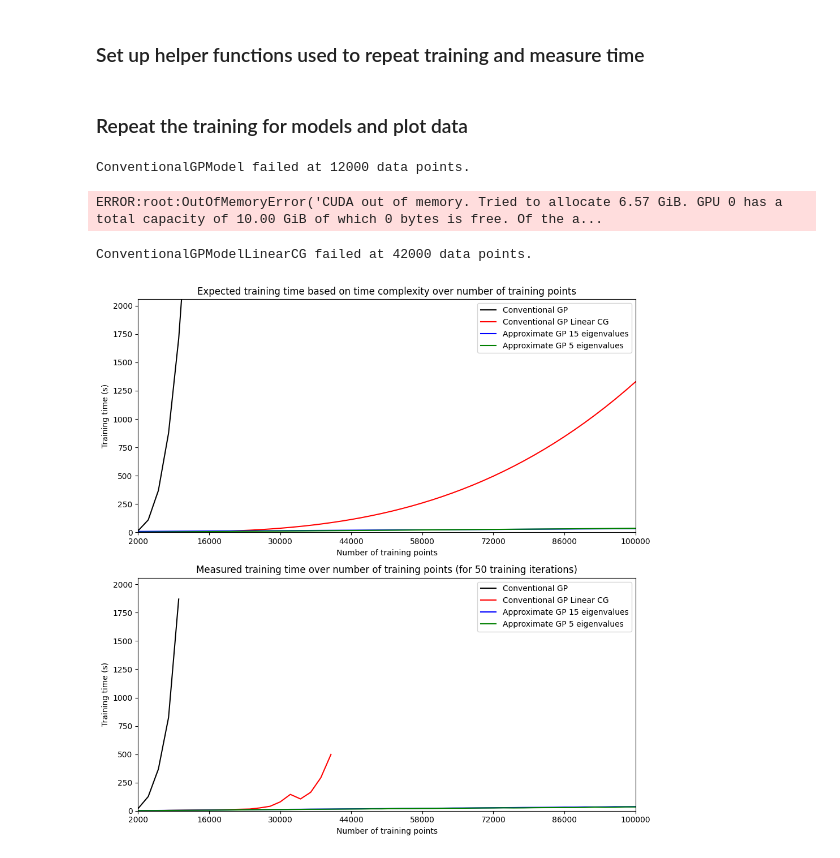
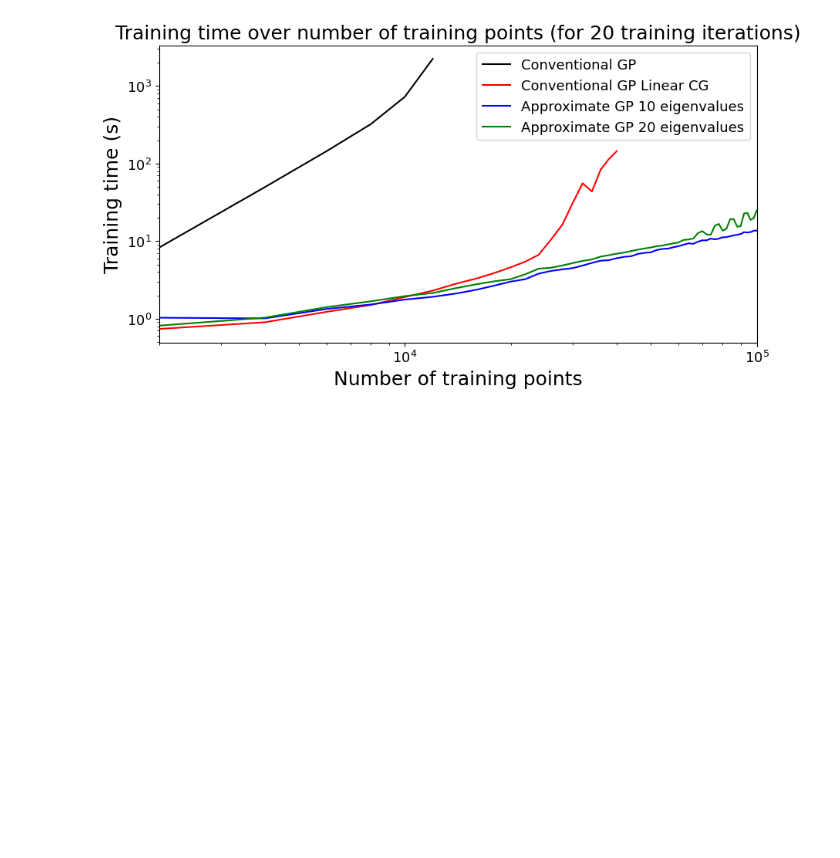
Before and after one commit to Cef0PT/famgpytorch, a Jupyter notebook: playground/multi_output_time_over_number_of_training_points.ipynb, the cells around one changed output. Drawn from its saved outputs; the diff is of its cells as text; code cells hidden in the pictures; blank space fills up the shorter version.

```diff
--- a/playground/multi_output_time_over_number_of_training_points.ipynb
+++ b/playground/multi_output_time_over_number_of_training_points.ipynb
@@ -93,2 +27,0 @@ class ApproxGPModel5(gpytorch.models.ExactGP):
-# %% [markdown]
-### Set up helper functions used to repeat training and measure time
@@ -199,86 +28,48 @@ def repeat_train(model_types, training_sample_nbs, truncate_file=False):
-# %% [markdown]
-### Repeat the training for models and plot data
-# %%
-sample_nbs = np.arange(2000, 100001, 2000)
-repeat_train([ConventionalGPModel, ConventionalGPModelLinearCG, ApproxGPModel15, ApproxGPModel5], sample_nbs, truncate_file=True)
-# %% [output]
-ConventionalGPModel failed at 12000 data points.
-ERROR:root:OutOfMemoryError('CUDA out of memory. Tried to allocate 6.57 GiB. GPU 0 has a total capacity of 10.00 GiB of which 0 bytes is free. Of the a...
-ConventionalGPModelLinearCG failed at 42000 data points.
 # %%
-with open(DATA_PATH, "r", encoding="utf-8") as f:
+with open(DATA_FILE_PATH, "r", encoding="utf-8") as f:
     line_count = len(f.readlines()) - 1
     f.seek(0)
     headers = f.readline()  # discard headers
 
     sample_nbs = np.empty(line_count, dtype=int)
     train_t = np.empty((len(headers.split(",")[1:])//2, line_count), dtype=float)
     train_l = np.empty((len(headers.split(",")[1:])//2, line_count), dtype=float)
     col = 0
     while line := f.readline():
         data = line.split(',')
         sample_nbs[col] = data[0]
 
         for row, v in enumerate(data[1:]):
             if row % 2 == 0:
                 train_t[row // 2, col] = v
             else:
                 train_l[row // 2, col] = v
 
         col += 1
 
 # plot results
-f, (ax1, ax2) = plt.subplots(2, 1, figsize=(10, 10))
+f = plt.figure(figsize=(10, 5))
 
 x_min, x_max = np.nanmin(sample_nbs), np.nanmax(sample_nbs)
-y_max = np.nanmax(train_t)
-
-# compute expected runtimes
-expected_train_t = np.expand_dims(sample_nbs.astype(float), axis=0).repeat(train_t.shape[0], axis=0)
-expected_train_t[0] = sample_nbs ** 3
-expected_train_t[0] = expected_train_t[0] * train_t[0,2] / expected_train_t[0,2]
-
-expected_train_t[1] = sample_nbs ** 3
-expected_train_t[1] = expected_train_t[1] * train_t[1,10] / expected_train_t[1,10]
-
-expected_train_t[2] = (15 * 2) ** 3 + sample_nbs
-expected_train_t[2] = expected_train_t[2] * train_t[2,24] / expected_train_t[2,24]
-
-expected_train_t[3] = (5 * 2) ** 3 + sample_nbs
-expected_train_t[3] = expected_train_t[3] * train_t[3,24] / expected_train_t[3,24]
-
-ax1.set_title("Expected training time based on time complexity over number of training points")
-ax1.set_xlabel("Number of training points")
-ax1.set_ylabel("Training time (s)")
-
-ax1.plot(sample_nbs, expected_train_t[0], 'k')
-ax1.plot(sample_nbs, expected_train_t[1], 'r')
-ax1.plot(sample_nbs, expected_train_t[2], 'b')
-ax1.plot(sample_nbs, expected_train_t[3], 'g')
-
-ax1.set_ylim(0, y_max + y_max / 10)
-ax1.set_xlim(x_min, x_max)
-ax1.set_xticks(np.arange(x_min, x_max + 1, 14000))
-ax1.legend(["Conventional GP", "Conventional GP Linear CG", "Approximate GP 15 eigenvalues", "Approximate GP 5 eigenvalues"])
 
 # plot training time
-ax2.set_title("Measured training time over number of training points (for 50 training iterations)")
-ax2.set_xlabel("Number of training points")
-ax2.set_ylabel("Training time (s)")
+plt.title("Training time over number of training points (for 20 training iterations)")
+plt.xlabel("Number of training points")
+plt.ylabel("Training time (s)")
 
-ax2.plot(sample_nbs, train_t[0], 'k')
-ax2.plot(sample_nbs, train_t[1], 'r')
-ax2.plot(sample_nbs, train_t[2], 'b')
-ax2.plot(sample_nbs, train_t[3], 'g')
+plt.plot(sample_nbs, train_t[0], 'k')
+plt.loglog(sample_nbs, train_t[1], 'r')
+plt.loglog(sample_nbs, train_t[2], 'b')
+plt.loglog(sample_nbs, train_t[3], 'g')
 
-ax2.set_ylim(0, y_max + y_max / 10)
-ax2.set_xlim(x_min, x_max)
-ax2.set_xticks(np.arange(x_min, x_max + 1, 14000))
-ax2.legend(["Conventional GP", "Conventional GP Linear CG", "Approximate GP 15 eigenvalues", "Approximate GP 5 eigenvalues"])
+plt.xlim(x_min, x_max)
+plt.legend(["Conventional GP", "Conventional GP Linear CG", "Approximate GP 10 eigenvalues", "Approximate GP 20 eigenvalues"])
 
-f.tight_layout()
-plt.savefig(f"./temp/plots/time_complexity/multi_full.png")
+path = Path(PLOT_DIR_PATH, "multi_full.png")
+if not path.parent.exists():
+    path.parent.mkdir(parents=True)
+plt.savefig(path)
 # %% [output]
-[figure, old version]
+[figure, new version]
 # %%
 # plot results
```
Also changed, not shown: parts of 9 cells of this notebook, 6 other files.
